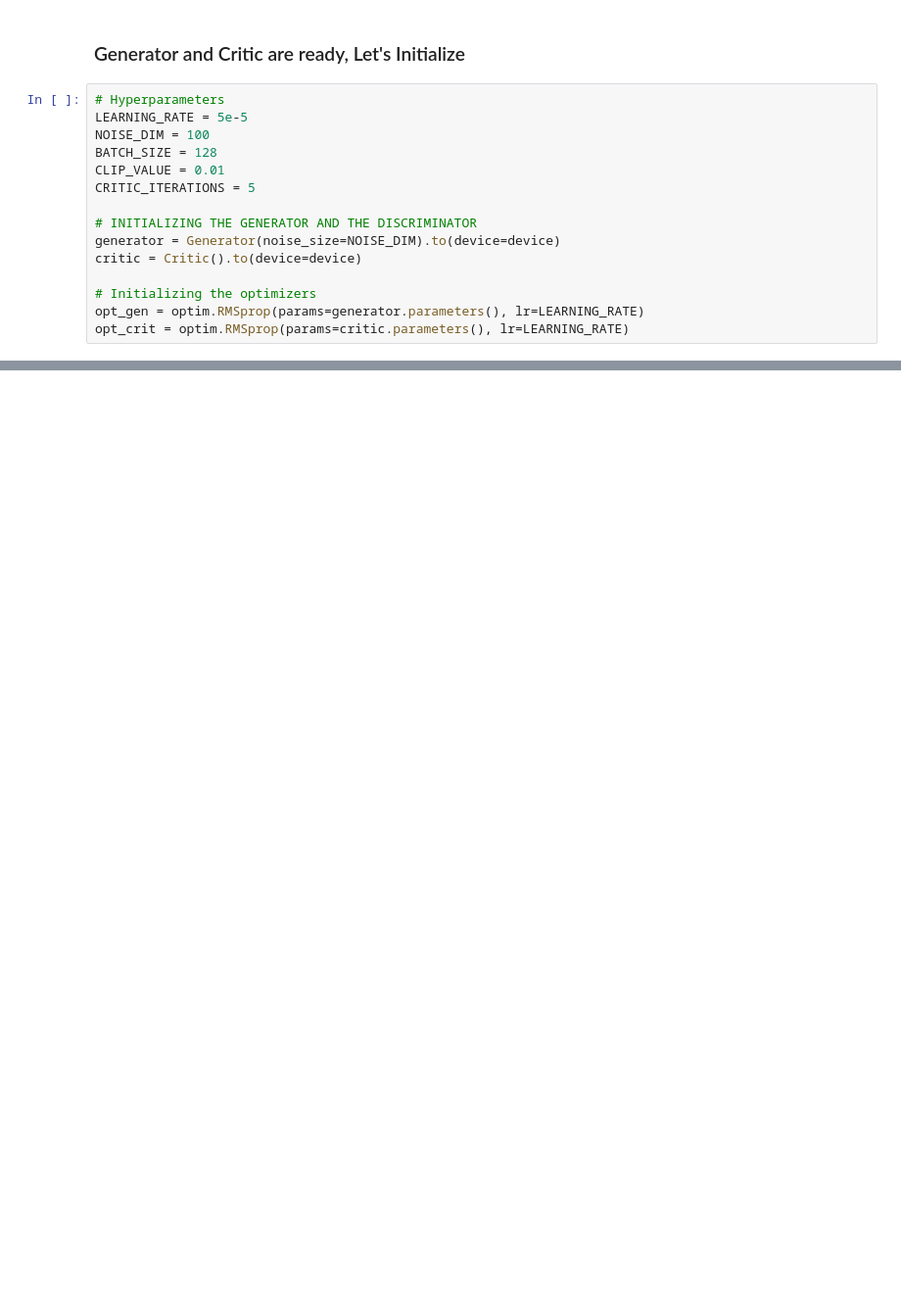
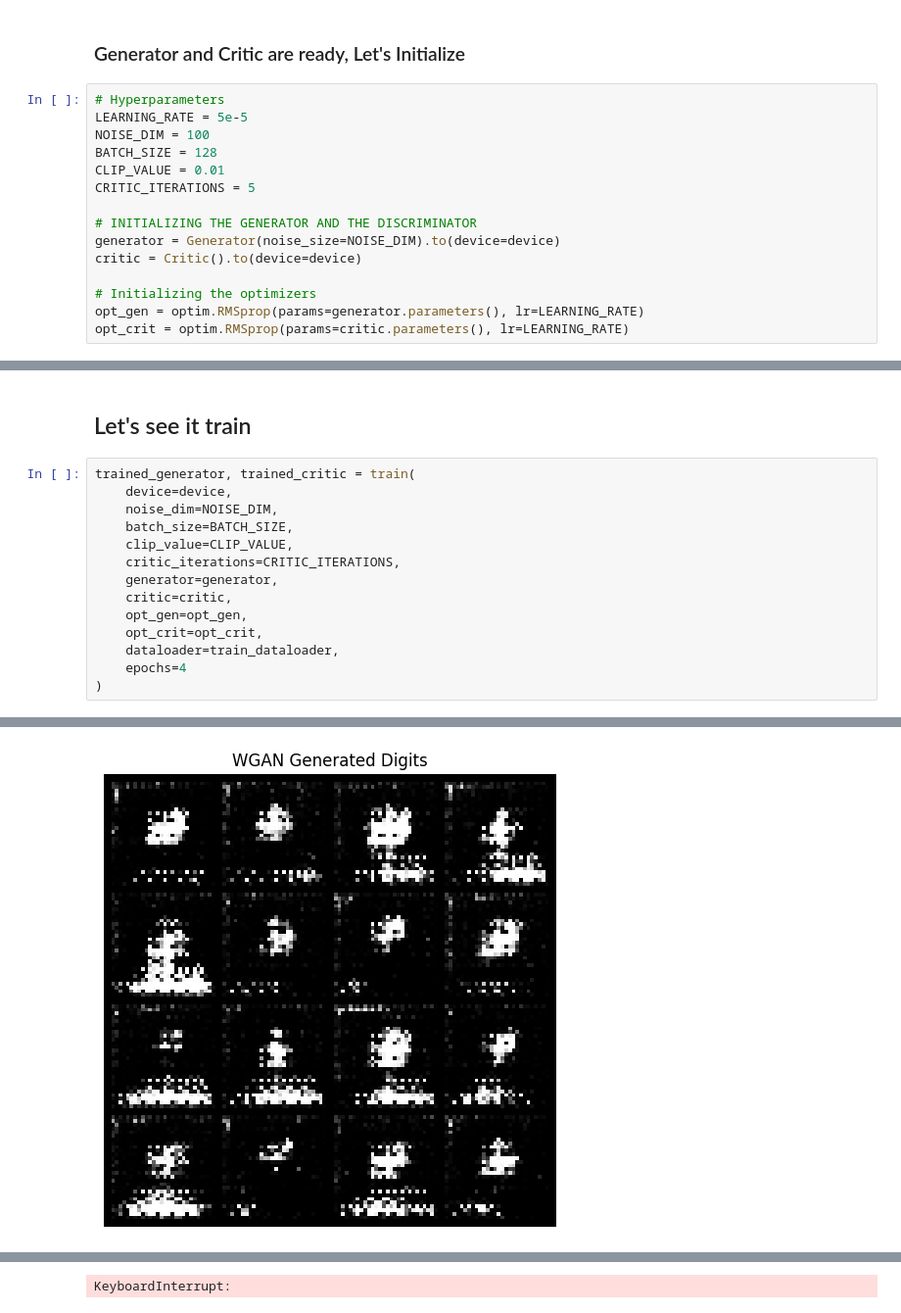
Before and after one commit to Ak62007/Deep-Generative-Modelling, a Jupyter notebook: notebooks/WGAN.ipynb, the cells around one changed output, grey strips where cells are left out. Shown at 98% size. Saved outputs shown, nothing was run; the diff lists cells and outputs as text; blank space fills up the shorter version.

```diff
--- a/notebooks/WGAN.ipynb
+++ b/notebooks/WGAN.ipynb
@@ -143,0 +213,17 @@ def train(
+# %% [markdown]
+## Let's see it train
+# %%
+trained_generator, trained_critic = train(
+    device=device,
+    noise_dim=NOISE_DIM,
+    batch_size=BATCH_SIZE,
+    clip_value=CLIP_VALUE,
+    critic_iterations=CRITIC_ITERATIONS,
+    generator=generator,
+    critic=critic,
+    opt_gen=opt_gen,
+    opt_crit=opt_crit,
+    dataloader=train_dataloader,
+    epochs=4
+)
+# %% [output]
@@ -143,0 +231 @@ def train(
+[figure, added]
@@ -143,0 +234 @@ def train(
+KeyboardInterrupt:
```
Also changed, not shown: parts of 5 cells of this notebook.
